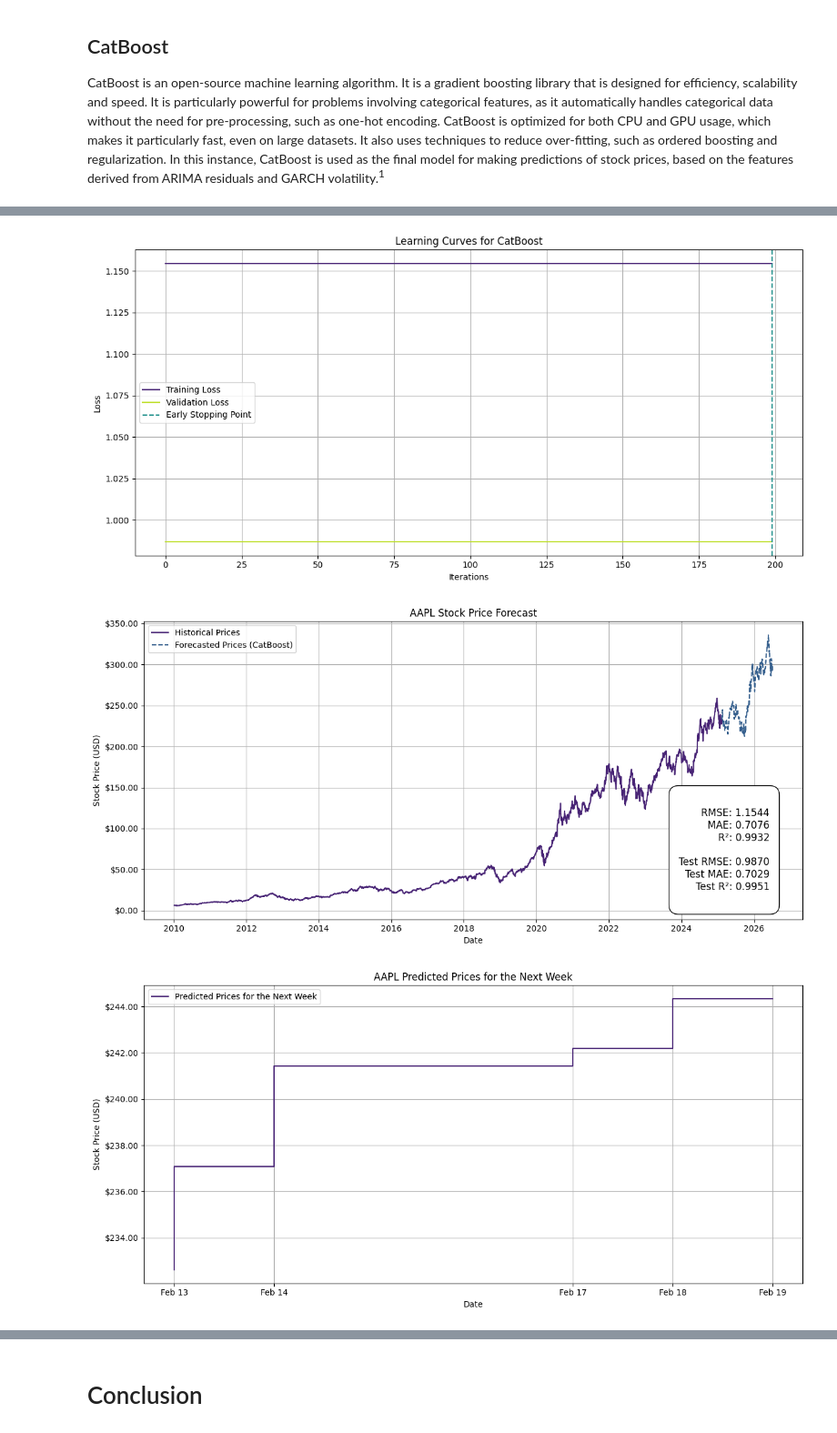
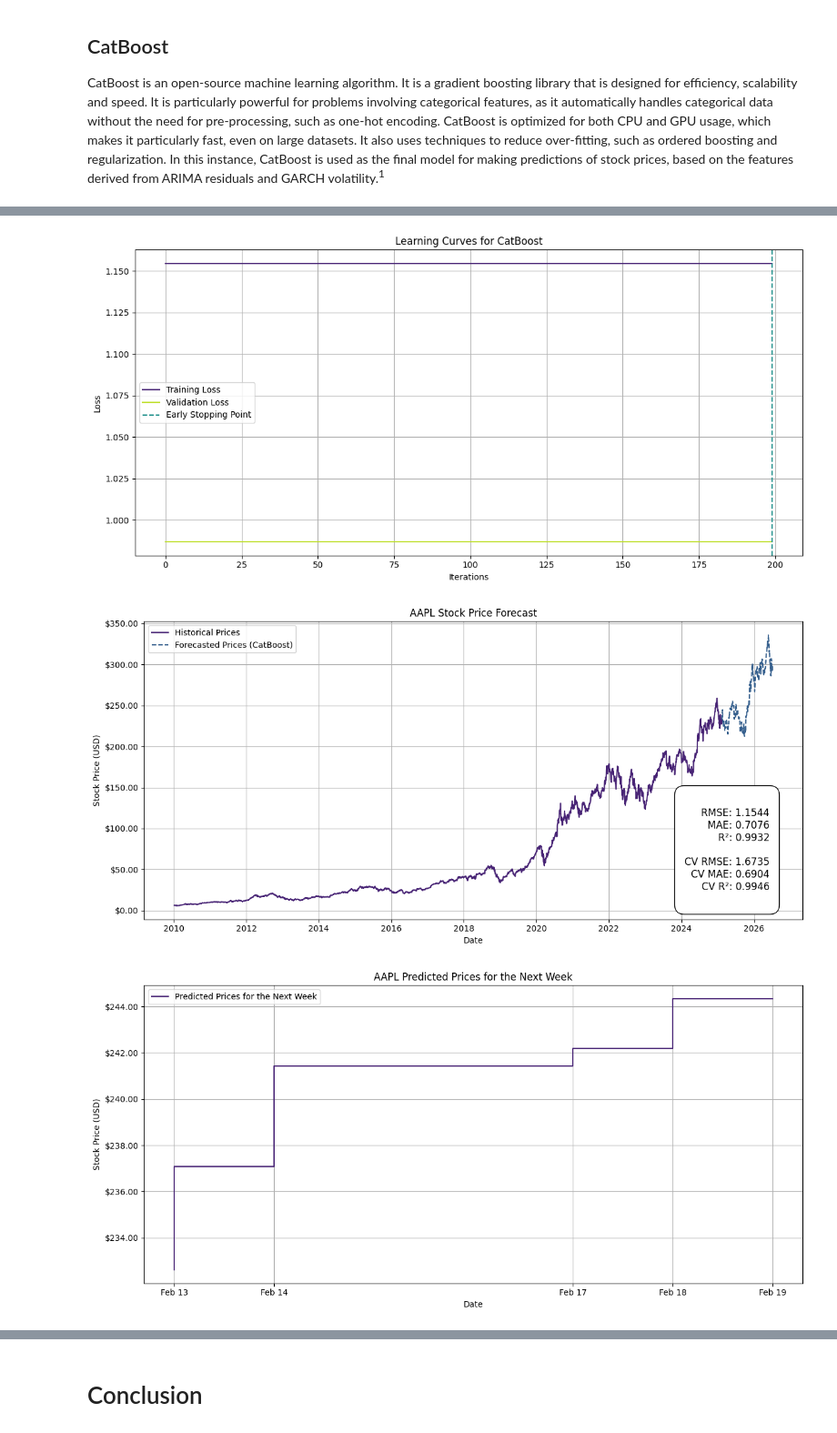
Before and after one commit to sa0v/Stocks, a Jupyter notebook: Stock Analysis in Python.ipynb, the cells around one changed output, grey strips where cells are left out. Shown: that part at 91% size. Drawn from its saved outputs; the diff is of its cells as text; code cells hidden in the pictures.

```diff
--- a/Stock Analysis in Python.ipynb
+++ b/Stock Analysis in Python.ipynb
@@ -147,17 +147,21 @@ test_mae = mean_absolute_error(y_test, val_pred)
 train_r2 = r2_score(y_train, train_pred)
 test_r2 = r2_score(y_test, val_pred)
 
+# Cross-validation performance metrics
+cv_rmse = np.sqrt(-grid_search.best_score_)  # Negative MSE is used in GridSearchCV scoring.
+cv_mae = np.mean(np.abs(grid_search.predict(X_test) - y_test))
+cv_r2 = r2_score(y_test, grid_search.predict(X_test))
+
 # Performance metrics text
 metrics_text = f"""
 RMSE: {train_rmse:.4f}
 MAE: {train_mae:.4f}
 R²: {train_r2:.4f}
 
-Test RMSE: {test_rmse:.4f}
-Test MAE: {test_mae:.4f}
-Test R²: {test_r2:.4f}
+CV RMSE: {cv_rmse:.4f}
+CV MAE: {cv_mae:.4f}
+CV R²: {cv_r2:.4f}
 """
-
 
 # ---- Prediction and Forecasting ----
 
@@ -180,15 +184,6 @@ plt.plot(data.index, data['Close'], label='Historical Prices', color=plt.cm.viri
 plt.plot(forecast_df['Date'], forecast_df['Forecasted_Price'], label='Forecasted Prices (CatBoost)', color=plt.cm.viridis(0.3), linestyle='--')
 
 # Add performance metrics to the plot as text in the lower-right corner.
-metrics_text = f"""
-RMSE: {train_rmse:.4f}
-MAE: {train_mae:.4f}
-R²: {train_r2:.4f}
-
-Test RMSE: {test_rmse:.4f}
-Test MAE: {test_mae:.4f}
-Test R²: {test_r2:.4f}
-"""
 plt.text(0.95, 0.05, metrics_text, transform=plt.gca().transAxes, fontsize=12,
          verticalalignment='bottom', horizontalalignment='right',
          bbox=dict(facecolor='white', edgecolor='black', boxstyle='round,pad=1.0'))
@@ -226,34 +221,34 @@ plt.show()
 # Create new plot for the next month's predicted stock prices.
 forecast_month = forecast_df.head(20)  # First 20 days of forecast.
 plt.figure(figsize=(12, 6))
 plt.step(forecast_month['Date'], forecast_month['Forecasted_Price'], label='Predicted Prices for the Next Month', color=plt.cm.viridis(0.1))
 plt.title(f'{stock_symbol} Predicted Prices for the Next Month')
 plt.xlabel('Date')
 plt.ylabel('Stock Price (USD)')
 plt.legend()
 plt.grid(True)
 plt.tight_layout()
 
 # Set x-ticks for every business day.
 xticks = pd.date_range(start=forecast_month['Date'].min(), end=forecast_month['Date'].max(), freq=BDay())
 plt.xticks(xticks)
 
 # Ensure x-ticks are rotated.
 plt.xticks(rotation=45)
 
 # Format the y-axis to display currency values.
 plt.gca().yaxis.set_major_formatter(FuncFormatter(lambda x, pos: f'${x:,.2f}'))
 
 # Set the maximum number of x-ticks.
 plt.gca().xaxis.set_major_locator(ticker.MaxNLocator(integer=True))
 
 plt.show()
 # %% [output]
 [*********************100%***********************]  1 of 1 completed
 Fitting 3 folds for each of 162 candidates, totalling 486 fits
 Best parameters found: {'colsample_bylevel': 1.0, 'depth': 4, 'iterations': 200, 'l2_leaf_reg': 1, 'learning_rate': 0.05}
 [figure]
-[figure, old version]
+[figure, new version]
 [figure]
 [figure]
 # %% [markdown]
```
Also changed, not shown: parts of 1 cell of this notebook.
